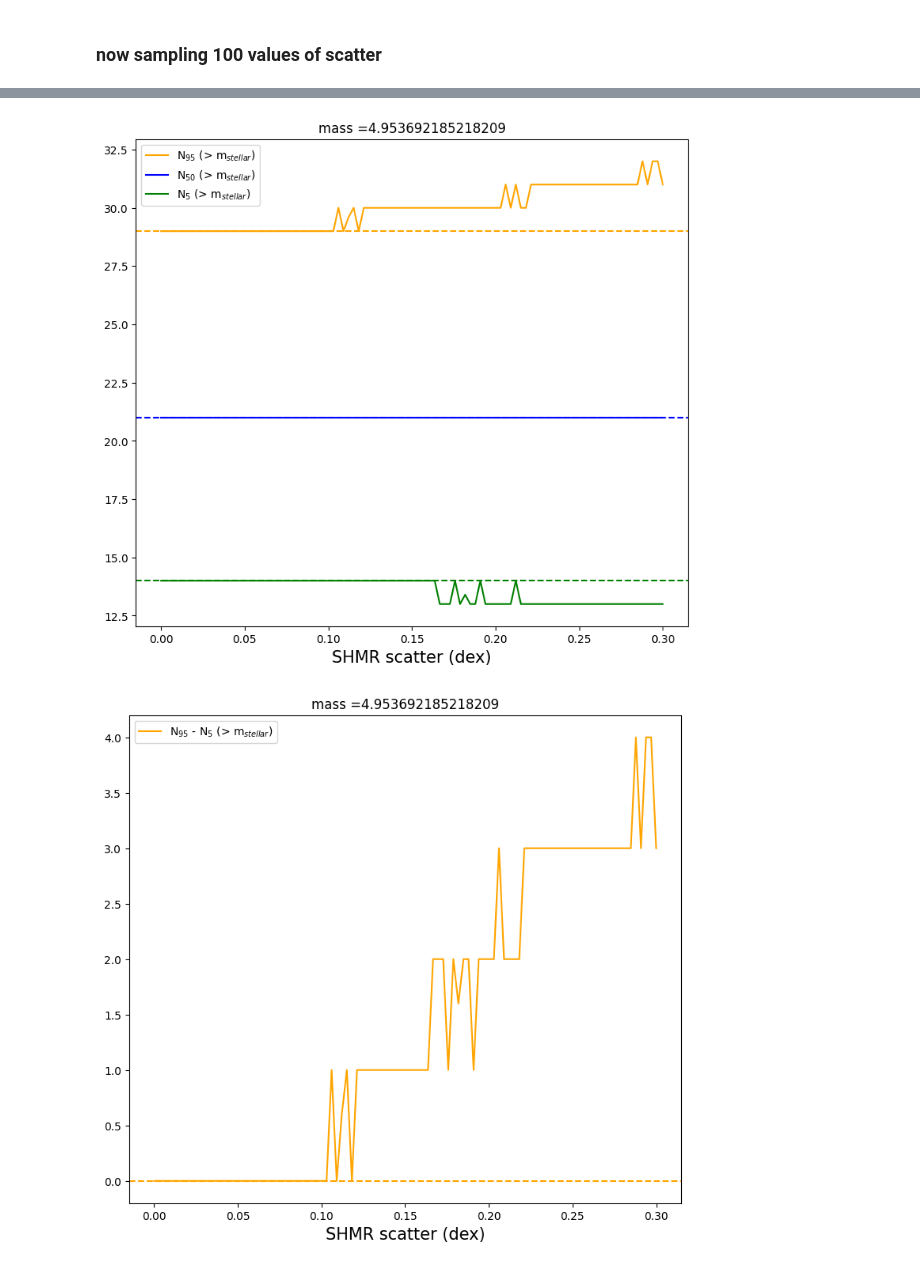
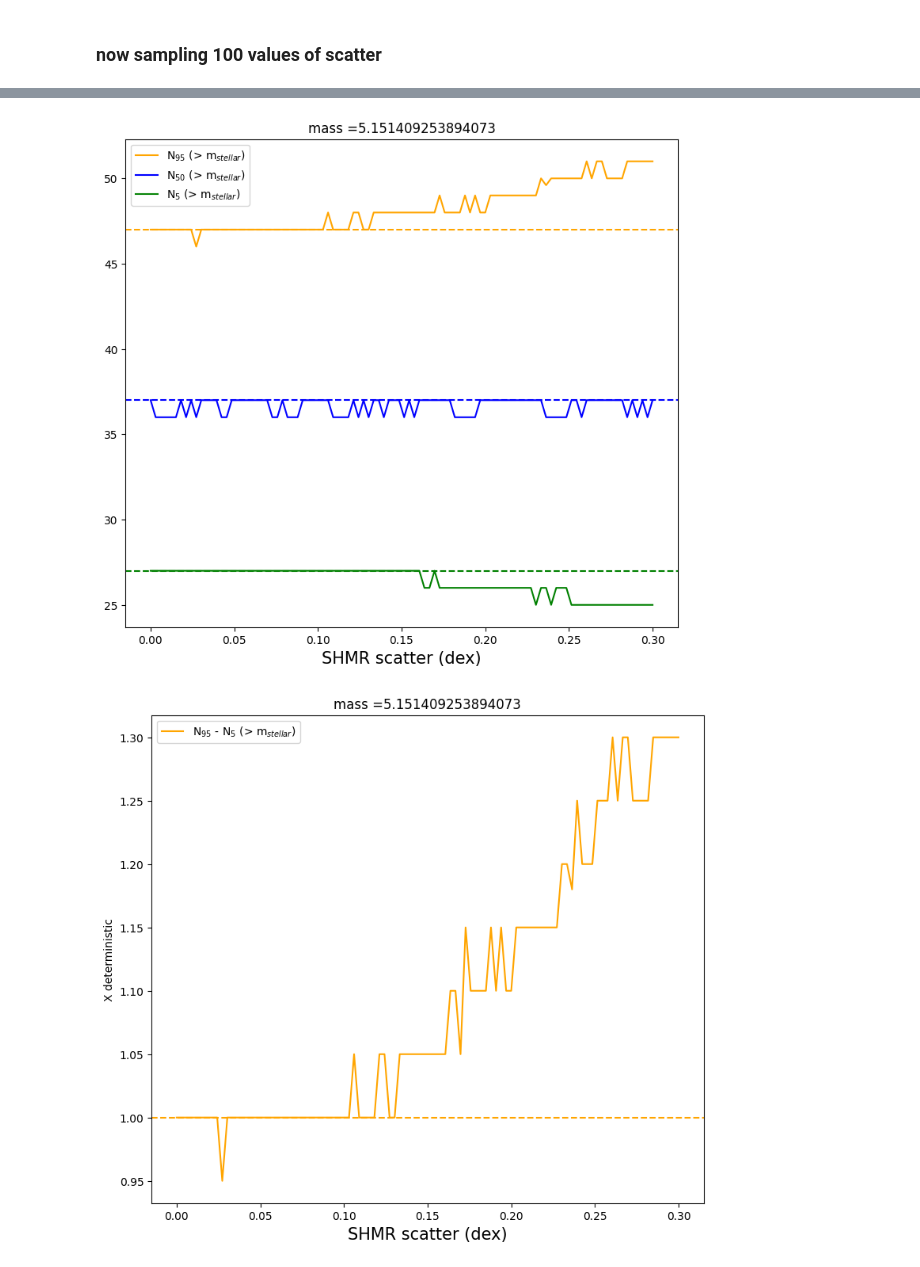
Before and after one commit to jsmonzon/SatGen, a Jupyter notebook: notebooks/CSMF_scatter.ipynb, the cells around one changed output, grey strips where cells are left out. Drawn from its saved outputs; the diff is of its cells as text; code cells hidden in the pictures.

```diff
--- a/notebooks/CSMF_scatter.ipynb
+++ b/notebooks/CSMF_scatter.ipynb
@@ -13,7 +13,7 @@ from astropy.table import Table
 from jsm_routines import SHMF, CSMF
 import os
 # %%
-surv_data = np.load("../../data/12_4_0/numpy/surv_mass.npy")
+as_data = np.load("../../data/12_4_0/numpy/acc_surv_mass.npy")
 # %%
-surv_massr, surv_CSMF = CSMF(surv_data) # determinisitic
+surv_massr, surv_CSMF = CSMF(as_data) # determinisitic
 # %% [output]
@@ -27,7 +27,7 @@ mat = np.zeros(shape=(100, 3, 50))
 
 for i,val in enumerate(scatter_range):
 
-    surv_massr_i, surv_CSMF_i = CSMF(surv_data, scatter=val, plot=False) # determinisitic
+    surv_massr_i, surv_CSMF_i = CSMF(as_data, scatter=val, plot=False) # determinisitic
 
     mat[i] = surv_CSMF_i
 # %%
@@ -100,30 +101,31 @@ plt.show()
 # %%
 i = 15
 
 plt.figure(figsize=(9,8))
 plt.title("mass ="+str(surv_massr[i]))
 plt.plot(scatter_range, mat[:,2,i], label="$\mathrm{N}_{95}$ (> m$_{stellar}$)", color="orange")
 plt.plot(scatter_range, mat[:,1,i], label="$\mathrm{N}_{50}$ (> m$_{stellar}$)", color="blue")
 plt.plot(scatter_range, mat[:,0,i], label="$\mathrm{N}_{5}$ (> m$_{stellar}$)", color="green")
 plt.axhline(surv_CSMF[2, i], color="orange", ls="--")
 plt.axhline(surv_CSMF[1, i], color="blue", ls="--")
 plt.axhline(surv_CSMF[0, i], color="green", ls="--")
 plt.xlabel("SHMR scatter (dex)", fontsize=15)
 plt.legend()
 plt.show()
 
 val = surv_CSMF[2, i] - surv_CSMF[0, i]
 
 plt.figure(figsize=(9,8))
 plt.title("mass ="+str(surv_massr[i]))
-plt.plot(scatter_range, (mat[:,2,i] - mat[:,0,i])-val, label="$\mathrm{N}_{95}$ - $\mathrm{N}_{5}$ (> m$_{stellar}$)", color="orange")
-plt.axhline(0, color="orange", ls="--")
+plt.plot(scatter_range, (mat[:,2,i] - mat[:,0,i])/val, label="$\mathrm{N}_{95}$ - $\mathrm{N}_{5}$ (> m$_{stellar}$)", color="orange")
+plt.axhline(1, color="orange", ls="--")
 plt.xlabel("SHMR scatter (dex)", fontsize=15)
+plt.ylabel("X deterministic")
 plt.legend()
 plt.show()
 # %% [output]
-[figure, old version]
+[figure, new version]
-[figure, old version]
+[figure, new version]
 # %%
 i = 20
 
```
Also changed, not shown: parts of 5 cells of this notebook, 6 other files.
